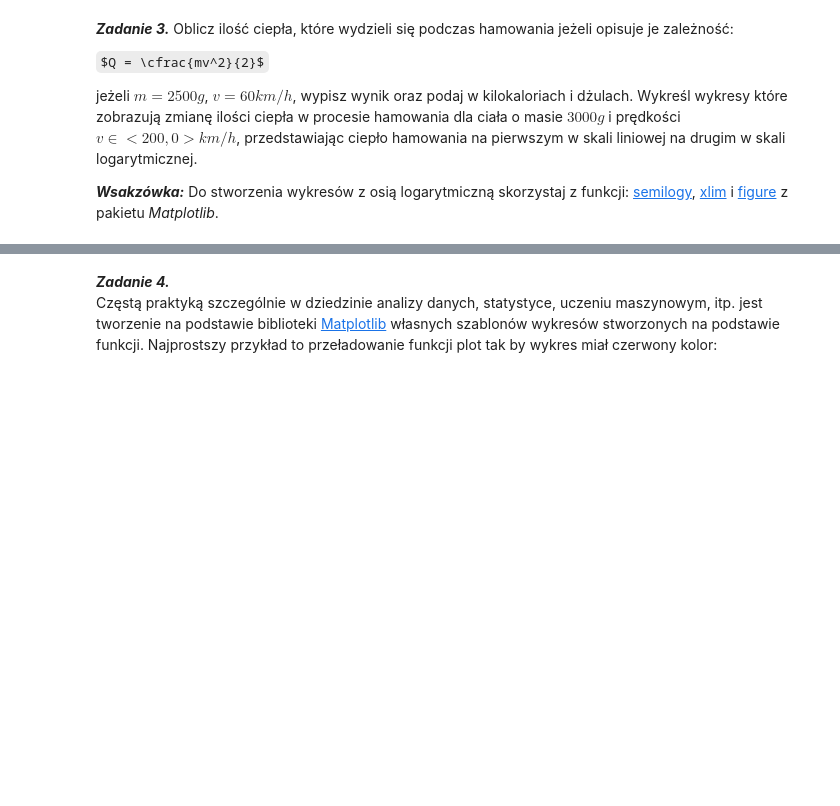
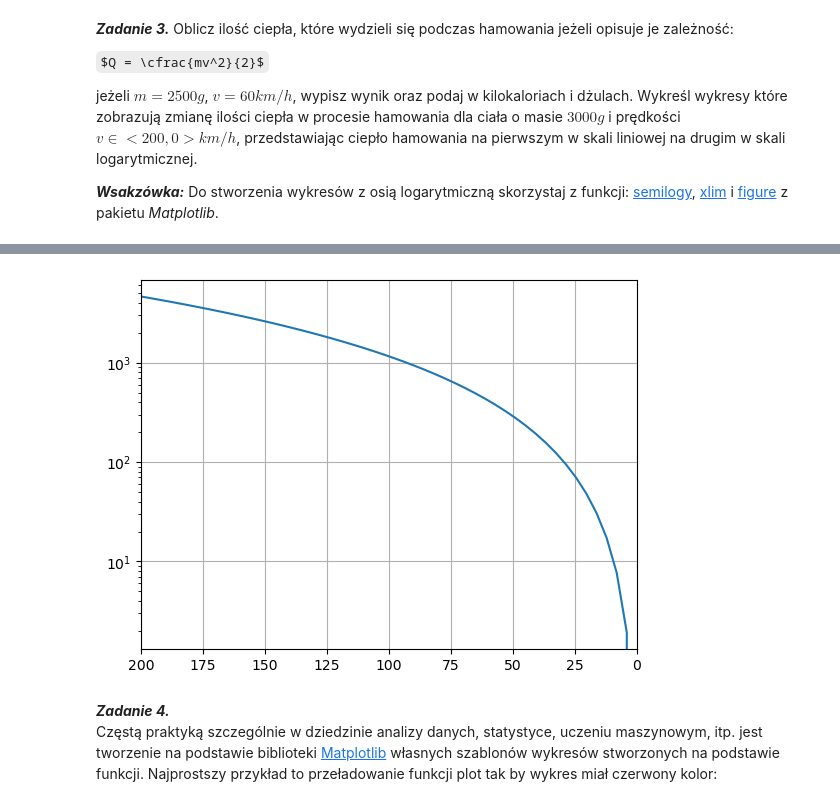
Before and after one commit to Maciej-Palka/MN-lab2, a Jupyter notebook: sprawozdanie.ipynb, the cells around one changed output, grey strips where cells are left out. Drawn from its saved outputs; the diff is of its cells as text; code cells hidden in the pictures; some formulas as TeX source; blank space fills up the shorter version.

```diff
--- a/sprawozdanie.ipynb
+++ b/sprawozdanie.ipynb
@@ -110,3 +122,11 @@ dla danych m = 2500g i v = 60 km/h ciepło wydzielone podczas hamowania wynosi:
+# %%
+plt.figure()
+plt.semilogy(v3_2, Q3_2)
+plt.xlim(200,0)
+plt.grid()
+plt.show()
+# %% [output]
+[figure, added]
 # %% [markdown]
 ***Zadanie 4.***
 Częstą praktyką szczególnie w dziedzinie analizy danych, statystyce, uczeniu maszynowym, itp. jest tworzenie na podstawie biblioteki [Matplotlib](https://matplotlib.org/) własnych szablonów wykresów stworzonych na podstawie funkcji. Najprostszy przykład to przeładowanie funkcji plot tak by wykres miał czerwony kolor:
```
Also changed, not shown: parts of 4 cells of this notebook.
